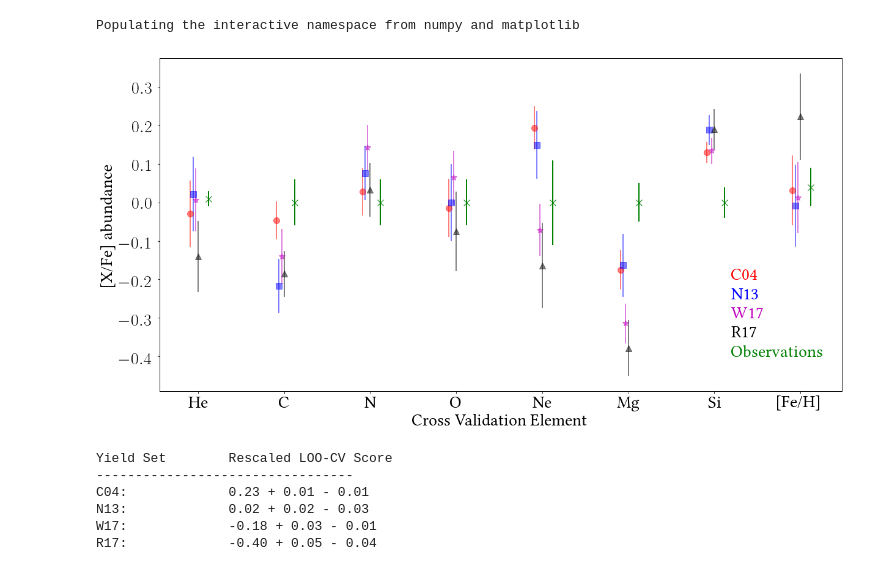
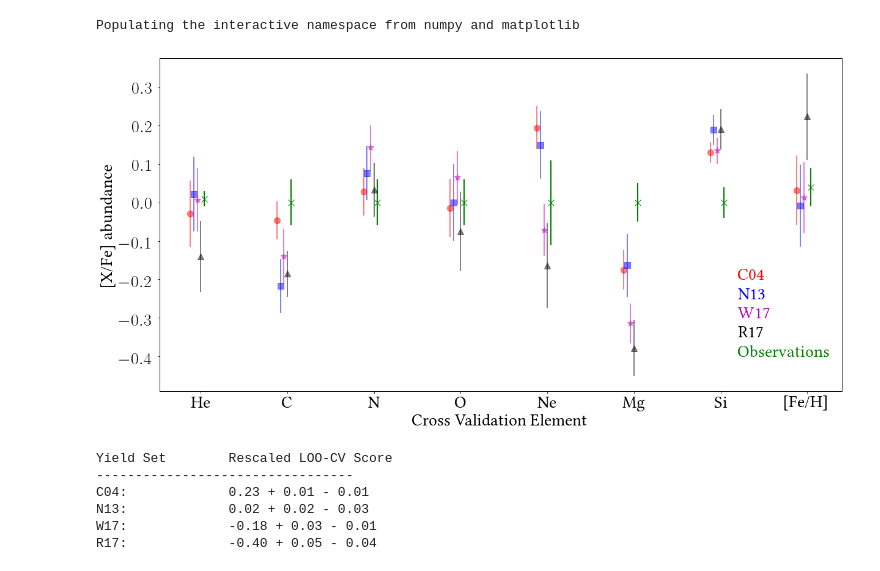
Before and after one commit to oliverphilcox/ChempyMulti, a Jupyter notebook: Illustris Scores.ipynb, the cells around one changed output. Cells and saved outputs as stored; diff of their text form; code cells hidden in the pictures.

```diff
--- a/Illustris Scores.ipynb
+++ b/Illustris Scores.ipynb
@@ -56,36 +56,36 @@ text_size = 28
 marker_size= 10
 small_text = 28
 plt.rc('font', family='serif',size = large_text)
 plt.rc('xtick', labelsize=small_text)
 plt.rc('ytick', labelsize=text_size)
 plt.rc('axes', labelsize=text_size, lw=1.0)
 plt.rc('lines', linewidth = 2)
 plt.rcParams['ytick.major.pad']='8'
 plt.rcParams['text.latex.preamble']=[r"\usepackage{libertine}"]
 params = {'text.usetex' : True,
     'font.family' : 'libertine',
     'text.latex.unicode': True,
     }
 plt.rcParams.update(params)
 
 # Iterate over trials
 for i in range(4):
-    plt.errorbar(np.arange(len(alpha_names))+np.ones(len(alpha_names))*(i-3)*0.03,alphamean[i],alphasigma[i],fmt=shape_list[i],ms=marker_size,c=color_list[i],alpha=0.5,label=name_list[i])
+    plt.errorbar(np.arange(len(alpha_names))+np.ones(len(alpha_names))*(i-3)*0.04,alphamean[i],alphasigma[i],fmt=shape_list[i],ms=marker_size,c=color_list[i],alpha=0.5,label=name_list[i])
     plt.text(6.2,-0.2-0.05*i,name_list[i],color=color_list[i])
-plt.errorbar(np.arange(len(alpha_names))+np.ones(len(alpha_names))*(4)*0.03,ps_abun,yerr=ps_err,fmt='x',ms=marker_size,c='g',label='Observations')
+plt.errorbar(np.arange(len(alpha_names))+np.ones(len(alpha_names))*0.04,ps_abun,yerr=ps_err,fmt='x',ms=marker_size,c='g',label='Observations')
 plt.text(6.2,-0.2-0.05*4,'Observations',color='g')
 plt.ylabel('[X/Fe] abundance')
 plt.xlabel('Cross Validation Element')
 #plt.legend(loc='upper right',)
 ax=plt.gca()
 elements = elements.astype("<U6")
 for e,el in enumerate(alpha_names):
     if el == 'Fe':
         alpha_names[e] = '[Fe/H]'
 la=plt.setp(ax,xticks=np.arange(len(alpha_names)), xticklabels=alpha_names)
 plt.savefig('PaperPlots/Illustris_element_prediction.pdf',dpi=300,bbox_inches='tight')
 # %% [output]
-[figure, old version]
+[figure, new version]
 # %%
 from Chempy.parameter import ModelParameters
 a = ModelParameters()
```
Also changed, not shown: 14 other files.
